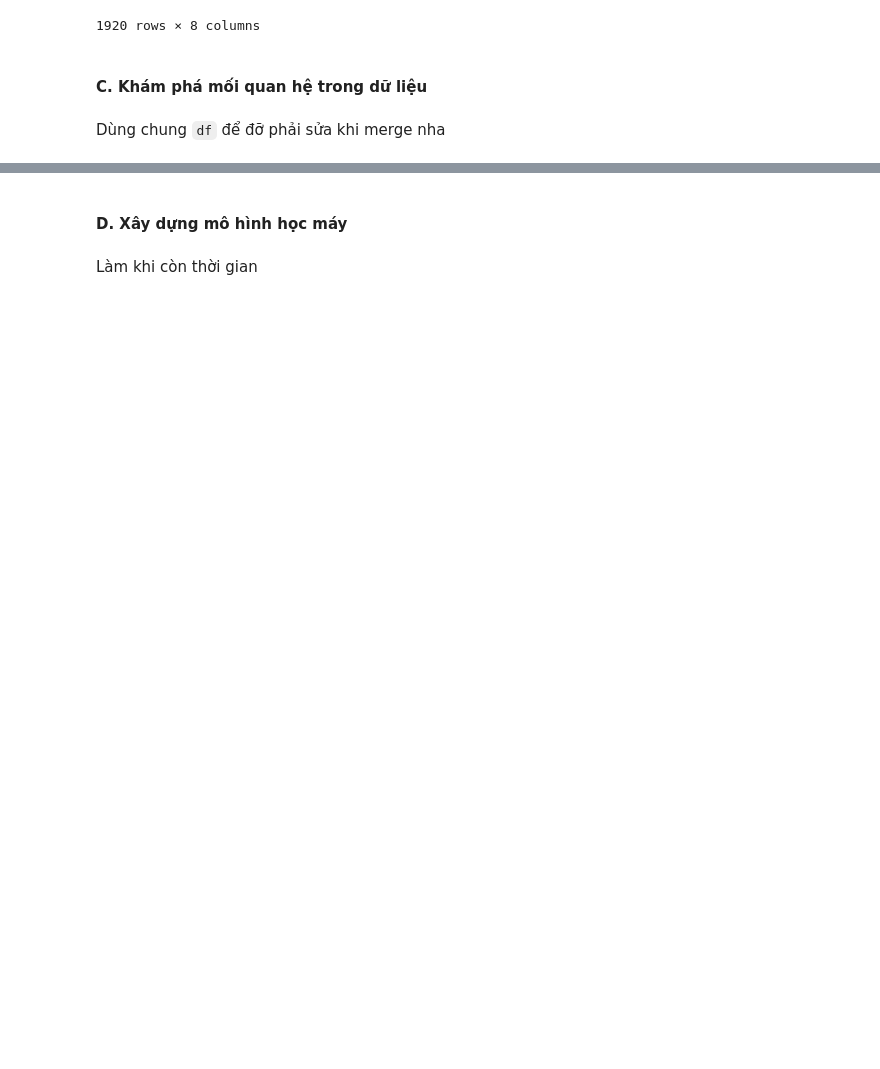
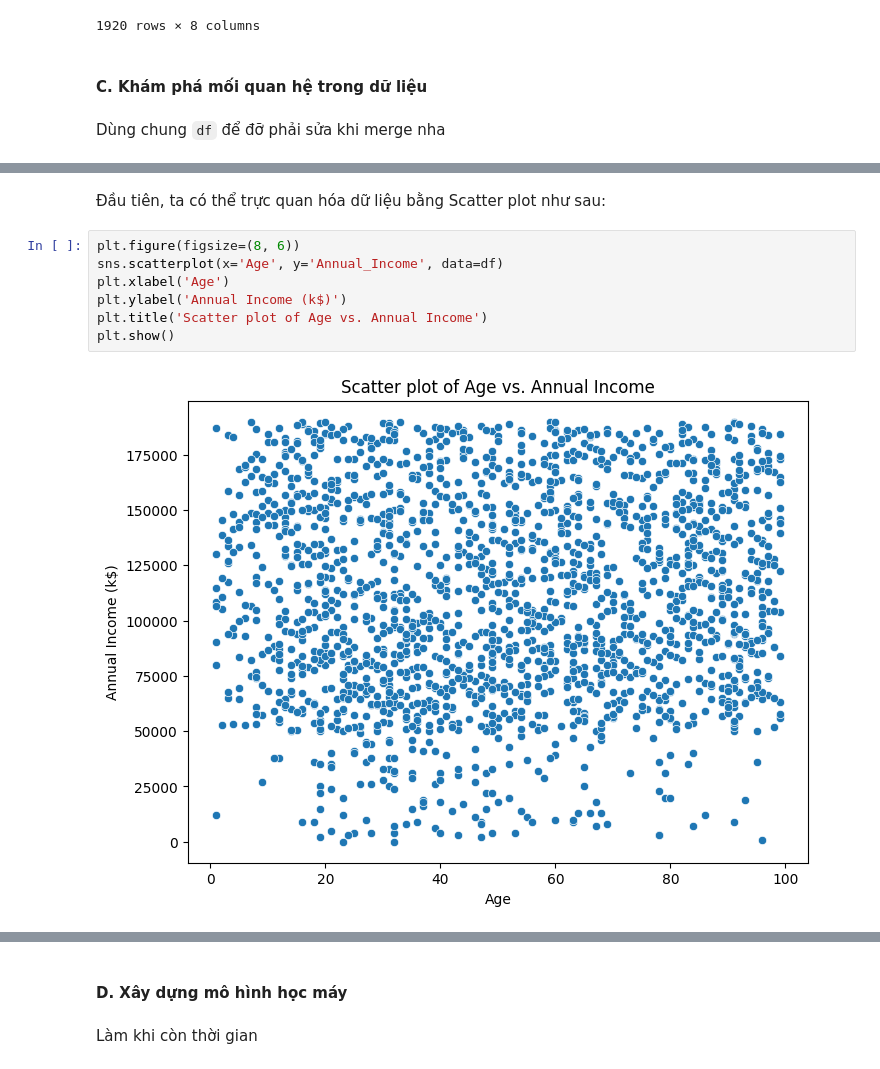
Before and after one commit to tungbtt/Lab01_DV, a Jupyter notebook: lab01.ipynb, the cells around one changed output, grey strips where cells are left out. Drawn from its saved outputs; the diff is of its cells as text; blank space fills up the shorter version.

Commit message:
Age và Annual Income

```diff
--- a/lab01.ipynb
+++ b/lab01.ipynb
@@ -321,0 +332,11 @@ Dùng chung `df` để đỡ phải sửa khi merge nha
+# %% [markdown]
+Đầu tiên, ta có thể trực quan hóa dữ liệu bằng Scatter plot như sau:
+# %%
+plt.figure(figsize=(8, 6))
+sns.scatterplot(x='Age', y='Annual_Income', data=df)
+plt.xlabel('Age')
+plt.ylabel('Annual Income (k$)')
+plt.title('Scatter plot of Age vs. Annual Income')
+plt.show()
+# %% [output]
+[figure, added]
```
Also changed, not shown: parts of 10 cells of this notebook.
